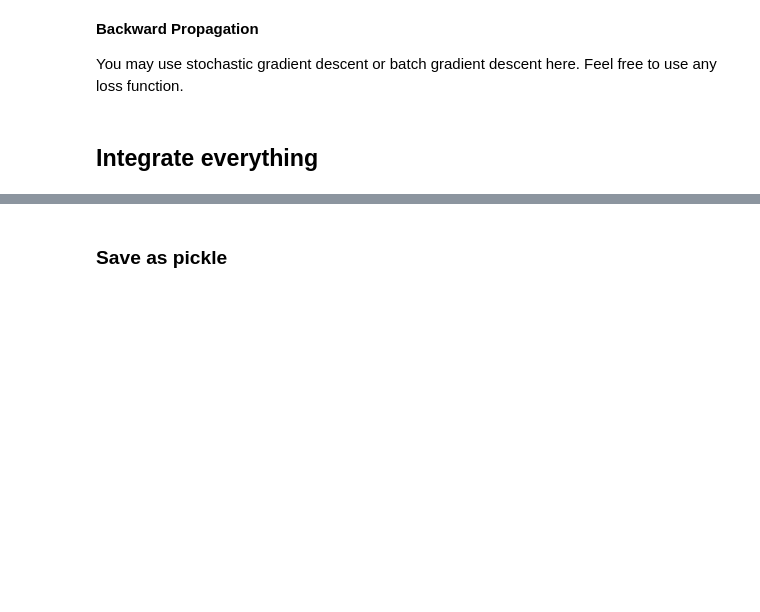
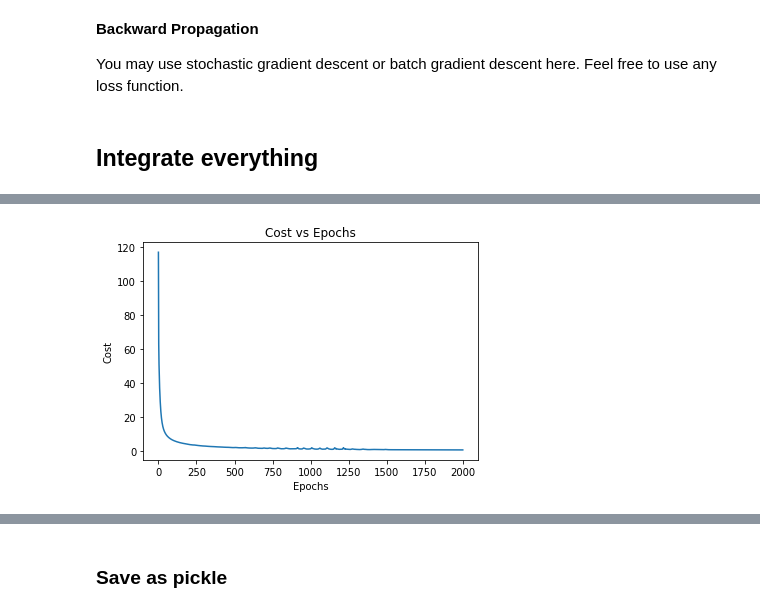
Before and after one commit to BhavyaKohli/GANdualf, a Jupyter notebook: Assignments/Assignment1/CNN_lytical_Assignment_1.ipynb, the cells around one changed output, grey strips where cells are left out. Saved outputs shown, nothing was run; the diff lists cells and outputs as text; code cells hidden in the pictures; blank space fills up the shorter version.

```diff
--- a/Assignments/Assignment1/CNN_lytical_Assignment_1.ipynb
+++ b/Assignments/Assignment1/CNN_lytical_Assignment_1.ipynb
@@ -190,0 +243,38 @@ def train(X, y, hidden_nodes, epochs=1000, lr=1e-5):
+# %%
+from tqdm.notebook import tqdm_notebook as pbar
+def train(x, y, hidden_size, epochs=1000, lr=1e-5):
+    """
+    hidden_size: no. of nodes in hidden layer
+
+    returns the updated optimize weights
+    """
+    lr_ = np.copy(lr)
+    # initialize weights.
+    params = init_params(x.shape[1],hidden_size,y.shape[1])
+    # w0,b0,w1,b1 = params.values(); print(w0.shape,b0.shape,w1.shape,b1.shape)
+    costs = []
+    lrs = []
+
+    progress = pbar(range(epochs))
+    for epoch in range(epochs):
+        # forward propagation
+        state = forward_prop(x.T, params)
+        cost = cost_func(state['a1'],y)
+        costs.append(cost)
+
+        # backward propagation
+        params = backward_prop(params, x, y, state, lr)
+
+        # print cost at every 100 or so iterations
+        if epoch % (epochs/10) == 0:
+            print(f"Epoch {str(epoch).zfill(4)}/{epochs} | Cost =",cost)
+
+        if epoch > epochs*0.6:
+            lr = lr_ + (1e-3 - lr_)*(epoch-epochs*0.6)/(epochs*0.6)
+
+        progress.set_postfix_str(f"Cost = {cost:.4f} | Learning Rate : {lr:.6f}")
+        progress.update()
+        lrs.append(lr)
+    return costs, lrs, params
+# %%
+costs, learning_rates, params = train(train_x,train_y,120,2000,0.1)
@@ -190,0 +292,8 @@ def train(X, y, hidden_nodes, epochs=1000, lr=1e-5):
+# %%
+plt.plot(costs)
+plt.xlabel("Epochs")
+plt.ylabel("Cost")
+plt.title("Cost vs Epochs")
+plt.show()
+# %% [output]
+[figure, added]
```
Also changed, not shown: parts of 22 cells of this notebook.
